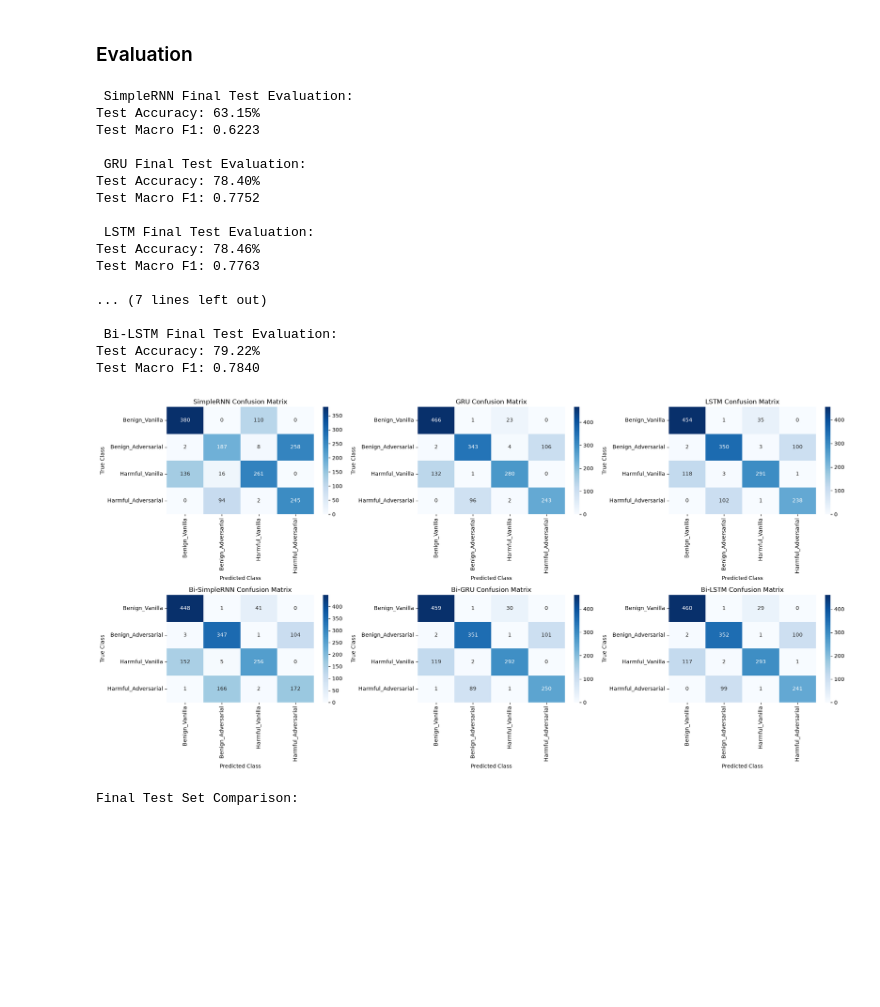
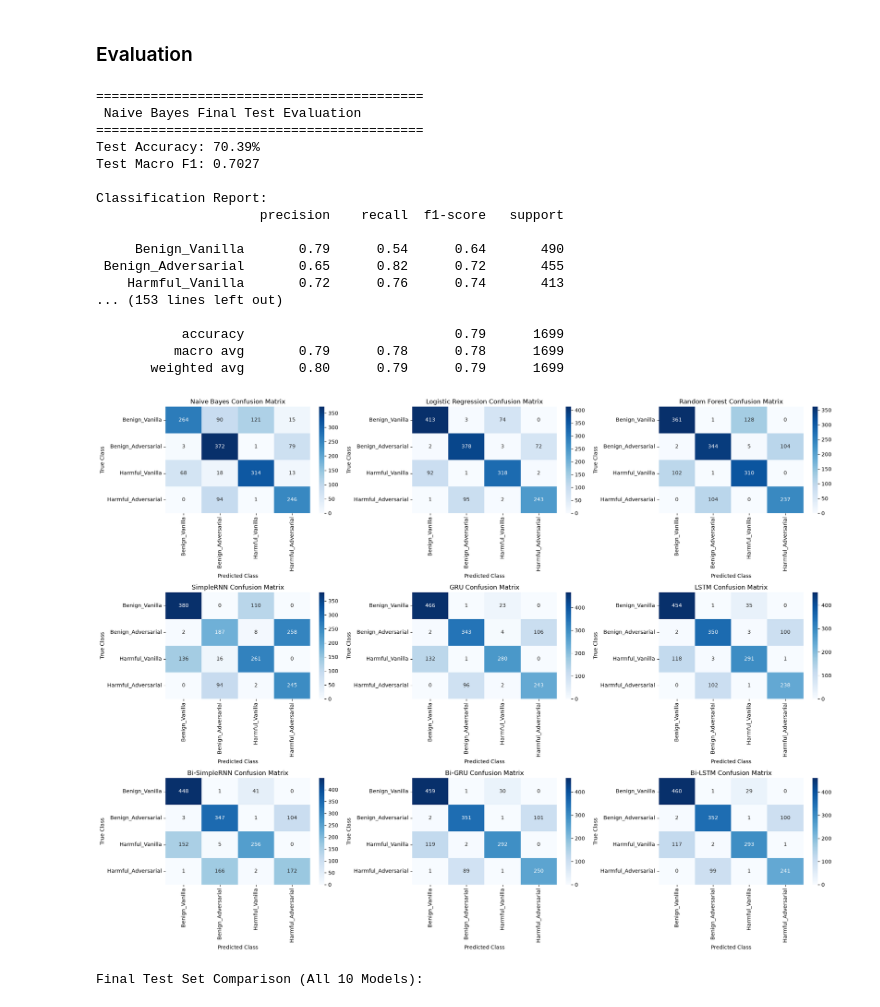
Before and after one commit to sharzilnfz/llmSafetyClassification, a Jupyter notebook: cse440_project.ipynb, the cells around one changed output. Cells and saved outputs as stored; diff of their text form; code cells hidden in the pictures; blank space fills up the shorter version.

Commit message:
Update notebook final evaluation and model tuning

```diff
--- a/cse440_project.ipynb
+++ b/cse440_project.ipynb
@@ -927,18 +927,18 @@ Test Macro F1: 0.7027
 # %%
 from sklearn.linear_model import LogisticRegression
 
-model = LogisticRegression(max_iter=1000, random_state=42)
-model.fit(X_train_tfidf, y_train)
+lr_model = LogisticRegression(max_iter=1000, random_state=42)
+lr_model.fit(X_train_tfidf, y_train)
 
 # Validation Evaluation
-val_preds = model.predict(X_val_tfidf)
+val_preds = lr_model.predict(X_val_tfidf)
 print(f"--- Logistic Regression Validation Results ---")
 print(f"Validation Accuracy: {accuracy_score(y_val, val_preds) * 100:.2f}%")
 print(f"Validation Macro F1: {f1_score(y_val, val_preds, average='macro'):.4f}")
 print(classification_report(y_val, val_preds, target_names=[TARGET_NAMES[i] for i in range(4)]))
 
 # Test Evaluation
-test_preds = model.predict(X_test_tfidf)
+test_preds = lr_model.predict(X_test_tfidf)
 print(f"\n--- Logistic Regression Test Results ---")
 print(f"Test Accuracy: {accuracy_score(y_test, test_preds) * 100:.2f}%")
 print(f"Test Macro F1: {f1_score(y_test, test_preds, average='macro'):.4f}")
@@ -1188,67 +1188,89 @@ Starting BERT Base Hyperparameter Tuning Sweeps...
 # %%
 import matplotlib.pyplot as plt
 import seaborn as sns
-from sklearn.metrics import classification_report, accuracy_score, confusion_matrix
+from sklearn.metrics import classification_report, accuracy_score, confusion_matrix, f1_score
 import numpy as np
 import pandas as pd
+import tensorflow as tf
+
+# An unified dictionary of all local models
+all_models = {
+    'Naive Bayes': nb_model,
+    'Logistic Regression': lr_model,
+    'Random Forest': rf_model,
+}
+
+# Merge in deep learning models
+all_models.update(best_models)
 
 test_results = pd.DataFrame(columns=['Model', 'Test Accuracy', 'Test Macro F1'])
 
-num_models = len(best_models)
+num_models = len(all_models)
 fig, axes = plt.subplots(int(np.ceil(num_models/3)), 3, figsize=(20, 5 * int(np.ceil(num_models/3))))
 axes = axes.flatten()
 
 class_names = [TARGET_NAMES[i] for i in range(4)]
 
-for idx, (model_name, model) in enumerate(best_models.items()):
-    print(f"\n {model_name} Final Test Evaluation:")
+for idx, (model_name, current_model) in enumerate(all_models.items()):
+    print(f"\n==========================================")
+    print(f" {model_name} Final Test Evaluation")
+    print(f"==========================================")
 
-    test_probs = model.predict(X_test_seq, verbose=0)
-    test_preds = np.argmax(test_probs, axis=1)
+    # DYNAMIC DATA ROUTING:
+    if isinstance(current_model, tf.keras.Model):
+        test_probs = current_model.predict(X_test_seq, verbose=0)
+        test_preds = np.argmax(test_probs, axis=1)
+    else:
+        test_preds = current_model.predict(X_test_tfidf)
 
     acc = accuracy_score(y_test, test_preds)
     macro_f1 = f1_score(y_test, test_preds, average='macro')
     test_results.loc[len(test_results)] = [model_name, acc, macro_f1]
 
     print(f"Test Accuracy: {acc * 100:.2f}%")
     print(f"Test Macro F1: {macro_f1:.4f}")
 
+    print("\nClassification Report:")
+    print(classification_report(y_test, test_preds, target_names=class_names))
+
     cm = confusion_matrix(y_test, test_preds)
     sns.heatmap(cm, annot=True, fmt='d', cmap='Blues',
                 xticklabels=class_names, yticklabels=class_names, ax=axes[idx])
     axes[idx].set_title(f'{model_name} Confusion Matrix')
     axes[idx].set_xlabel('Predicted Class')
     axes[idx].set_ylabel('True Class')
 
+# Clean up any empty subplot boxes
 for i in range(num_models, len(axes)):
     fig.delaxes(axes[i])
 
 plt.tight_layout()
 plt.show()
 
+# Inject BERT Base results
 test_results.loc[len(test_results)] = ['BERT Base', 0.8552, 0.8490]
 
-print("\nFinal Test Set Comparison: ")
+print("\nFinal Test Set Comparison (All 10 Models): ")
 display(test_results.sort_values(by='Test Macro F1', ascending=False).reset_index(drop=True))
 # %% [output]
- SimpleRNN Final Test Evaluation:
-Test Accuracy: 63.15%
-Test Macro F1: 0.6223
+==========================================
+ Naive Bayes Final Test Evaluation
+==========================================
+Test Accuracy: 70.39%
+Test Macro F1: 0.7027
 
- GRU Final Test Evaluation:
-Test Accuracy: 78.40%
-Test Macro F1: 0.7752
+Classification Report:
+                     precision    recall  f1-score   support
 
- LSTM Final Test Evaluation:
-Test Accuracy: 78.46%
-Test Macro F1: 0.7763
+     Benign_Vanilla       0.79      0.54      0.64       490
+ Benign_Adversarial       0.65      0.82      0.72       455
+    Harmful_Vanilla       0.72      0.76      0.74       413
+... (153 lines left out)
 
-... (7 lines left out)
-
- Bi-LSTM Final Test Evaluation:
-Test Accuracy: 79.22%
-Test Macro F1: 0.7840
+           accuracy                           0.79      1699
+          macro avg       0.79      0.78      0.78      1699
+       weighted avg       0.80      0.79      0.79      1699
-[figure, old version]
+[figure, new version]
-Final Test Set Comparison:
+Final Test Set Comparison (All 10 Models):
 |  | Model | Test Accuracy | Test Macro F1 |
 | 0 | BERT Base | 0.855200 | 0.849000 |
```
Also changed, not shown: parts of 1 cell of this notebook.
